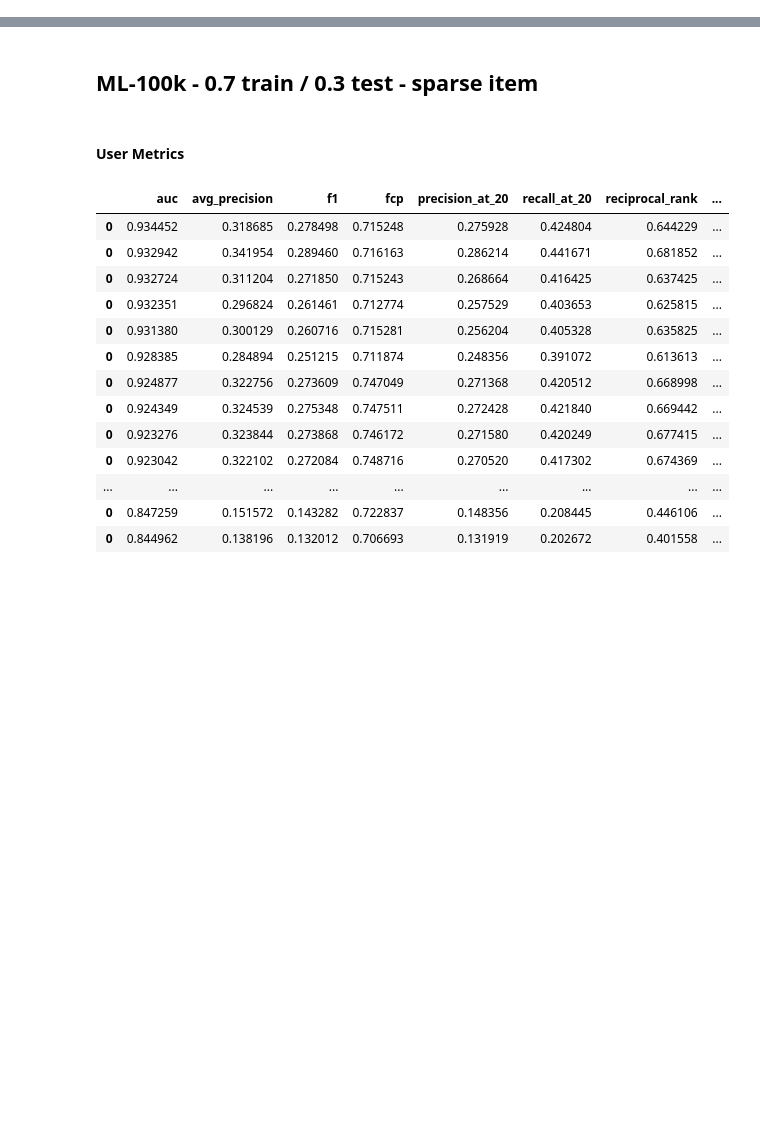
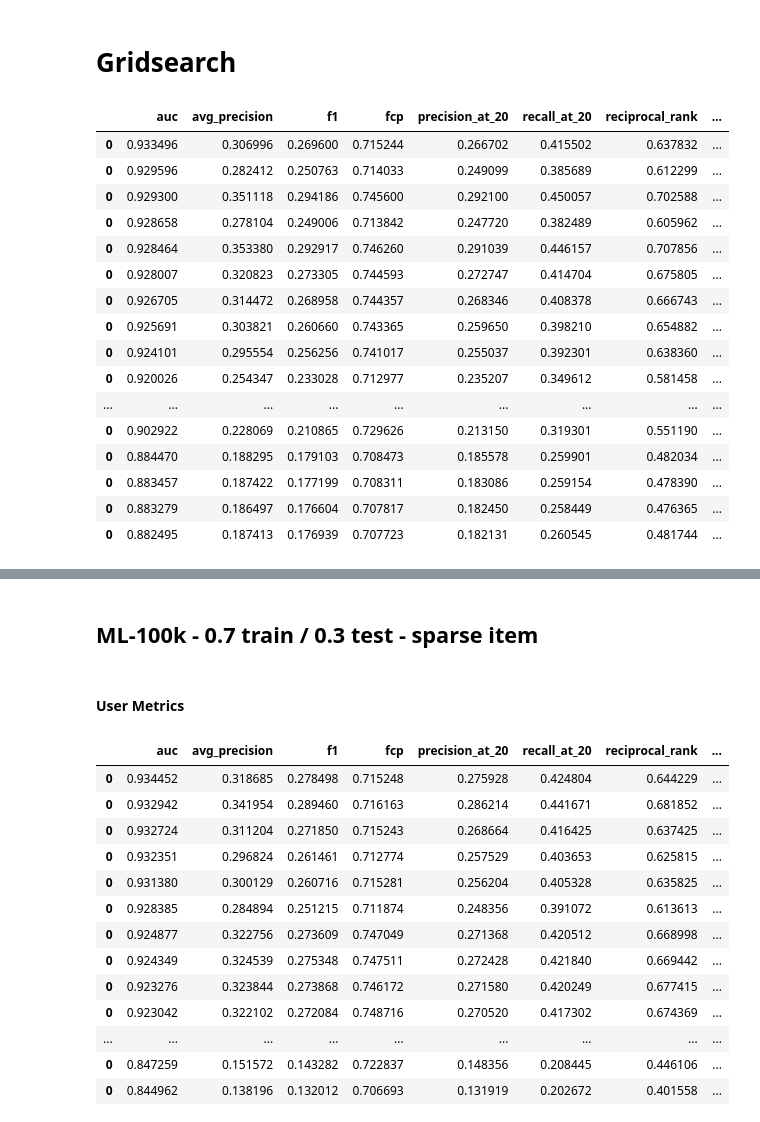
Before and after one commit to marcuniq/bsc-thesis, a Jupyter notebook: code/ipynb/gridsearch_mfnn_results.ipynb, the cells around one changed output, grey strips where cells are left out. Saved outputs shown, nothing was run; the diff lists cells and outputs as text; code cells hidden in the pictures; blank space fills up the shorter version.

Commit message:
add similarity ipynb; update gridsearch results

```diff
--- a/code/ipynb/gridsearch_mfnn_results.ipynb
+++ b/code/ipynb/gridsearch_mfnn_results.ipynb
@@ -36,0 +51,46 @@ def get_df_results(results, max_train_ratings=None):
+# %% [markdown]
+# Gridsearch
+# %%
+user_metrics = [
+'../metrics/mfnn/2016-06-20_14.41.10_mfnn_ml-100k_e20_tt-0.7_task-0_user-metrics.csv',
+'../metrics/mfnn/2016-06-20_15.23.33_mfnn_ml-100k_e20_tt-0.7_task-0_user-metrics.csv',
+'../metrics/mfnn/2016-06-20_15.27.24_mfnn_ml-100k_e20_tt-0.7_task-0_user-metrics.csv',
+'../metrics/mfnn/2016-06-20_15.35.53_mfnn_ml-100k_e20_tt-0.7_task-0_user-metrics.csv',
+'../metrics/mfnn/2016-06-20_15.57.48_mfnn_ml-100k_e20_tt-0.7_task-0_user-metrics.csv',
+'../metrics/mfnn/2016-06-20_16.59.18_mfnn_ml-100k_e20_tt-0.7_task-1_user-metrics.csv',
+'../metrics/mfnn/2016-06-20_17.56.21_mfnn_ml-100k_e20_tt-0.7_task-1_user-metrics.csv',
+'../metrics/mfnn/2016-06-20_18.03.09_mfnn_ml-100k_e20_tt-0.7_task-1_user-metrics.csv',
+'../metrics/mfnn/2016-06-20_19.02.32_mfnn_ml-100k_e20_tt-0.7_task-2_user-metrics.csv',
+'../metrics/mfnn/2016-06-20_20.07.00_mfnn_ml-100k_e20_tt-0.7_task-2_user-metrics.csv',
+'../metrics/mfnn/2016-06-20_20.14.07_mfnn_ml-100k_e20_tt-0.7_task-2_user-metrics.csv',
+'../metrics/mfnn/2016-06-20_22.08.26_mfnn_ml-100k_e20_tt-0.7_task-3_user-metrics.csv',
+'../metrics/mfnn/2016-06-20_22.35.49_mfnn_ml-100k_e20_tt-0.7_task-3_user-metrics.csv',
+'../metrics/mfnn/2016-06-21_03.33.28_mfnn_ml-100k_e20_tt-0.7_task-1_user-metrics.csv',
+'../metrics/mfnn/2016-06-21_04.38.48_mfnn_ml-100k_e20_tt-0.7_task-0_user-metrics.csv',
+'../metrics/mfnn/2016-06-21_06.21.30_mfnn_ml-100k_e20_tt-0.7_task-1_user-metrics.csv',
+'../metrics/mfnn/2016-06-21_08.17.14_mfnn_ml-100k_e20_tt-0.7_task-2_user-metrics.csv',
+'../metrics/mfnn/2016-06-21_09.15.54_mfnn_ml-100k_e20_tt-0.7_task-3_user-metrics.csv',
+'../metrics/mfnn/2016-06-21_10.20.59_mfnn_ml-100k_e20_tt-0.7_task-3_user-metrics.csv',
+'../metrics/mfnn/2016-06-21_13.27.13_mfnn_ml-100k_e20_tt-0.7_task-2_user-metrics.csv',
+]
+# %%
+df_results = get_df_results(user_metrics)
+df_results.sort_values('auc', ascending=False)
+# %% [output]
+|  | auc | avg_precision | f1 | fcp | precision_at_20 | recall_at_20 | reciprocal_rank | ... |
+| 0 | 0.933496 | 0.306996 | 0.269600 | 0.715244 | 0.266702 | 0.415502 | 0.637832 | ... |
+| 0 | 0.929596 | 0.282412 | 0.250763 | 0.714033 | 0.249099 | 0.385689 | 0.612299 | ... |
+| 0 | 0.929300 | 0.351118 | 0.294186 | 0.745600 | 0.292100 | 0.450057 | 0.702588 | ... |
+| 0 | 0.928658 | 0.278104 | 0.249006 | 0.713842 | 0.247720 | 0.382489 | 0.605962 | ... |
+| 0 | 0.928464 | 0.353380 | 0.292917 | 0.746260 | 0.291039 | 0.446157 | 0.707856 | ... |
+| 0 | 0.928007 | 0.320823 | 0.273305 | 0.744593 | 0.272747 | 0.414704 | 0.675805 | ... |
+| 0 | 0.926705 | 0.314472 | 0.268958 | 0.744357 | 0.268346 | 0.408378 | 0.666743 | ... |
+| 0 | 0.925691 | 0.303821 | 0.260660 | 0.743365 | 0.259650 | 0.398210 | 0.654882 | ... |
+| 0 | 0.924101 | 0.295554 | 0.256256 | 0.741017 | 0.255037 | 0.392301 | 0.638360 | ... |
+| 0 | 0.920026 | 0.254347 | 0.233028 | 0.712977 | 0.235207 | 0.349612 | 0.581458 | ... |
+| ... | ... | ... | ... | ... | ... | ... | ... | ... |
+| 0 | 0.902922 | 0.228069 | 0.210865 | 0.729626 | 0.213150 | 0.319301 | 0.551190 | ... |
+| 0 | 0.884470 | 0.188295 | 0.179103 | 0.708473 | 0.185578 | 0.259901 | 0.482034 | ... |
+| 0 | 0.883457 | 0.187422 | 0.177199 | 0.708311 | 0.183086 | 0.259154 | 0.478390 | ... |
+| 0 | 0.883279 | 0.186497 | 0.176604 | 0.707817 | 0.182450 | 0.258449 | 0.476365 | ... |
+| 0 | 0.882495 | 0.187413 | 0.176939 | 0.707723 | 0.182131 | 0.260545 | 0.481744 | ... |
```
Also changed, not shown: parts of 5 cells of this notebook, 6 other files.
